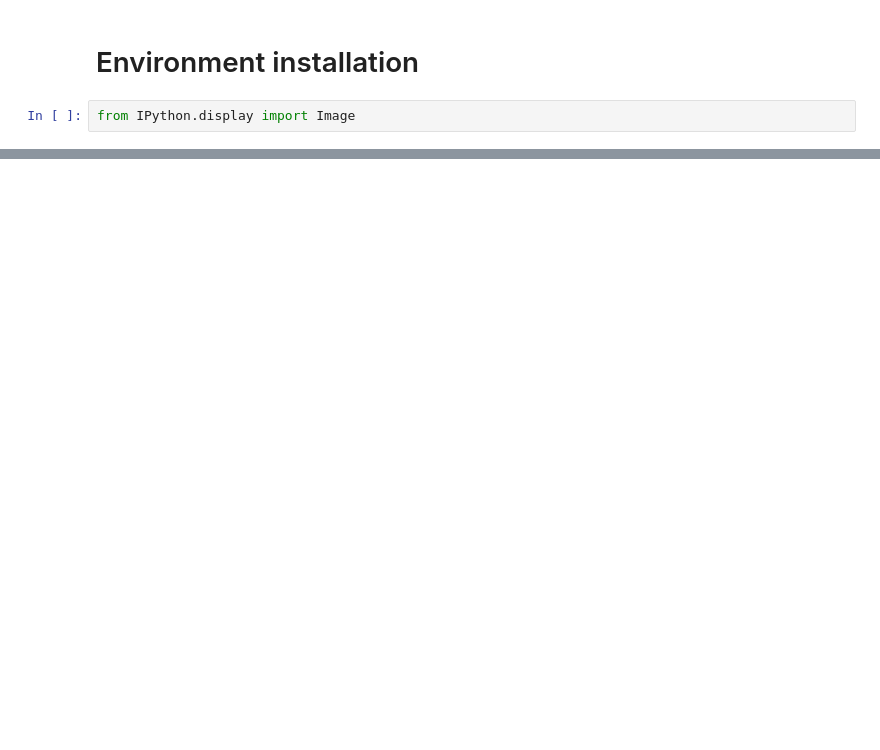
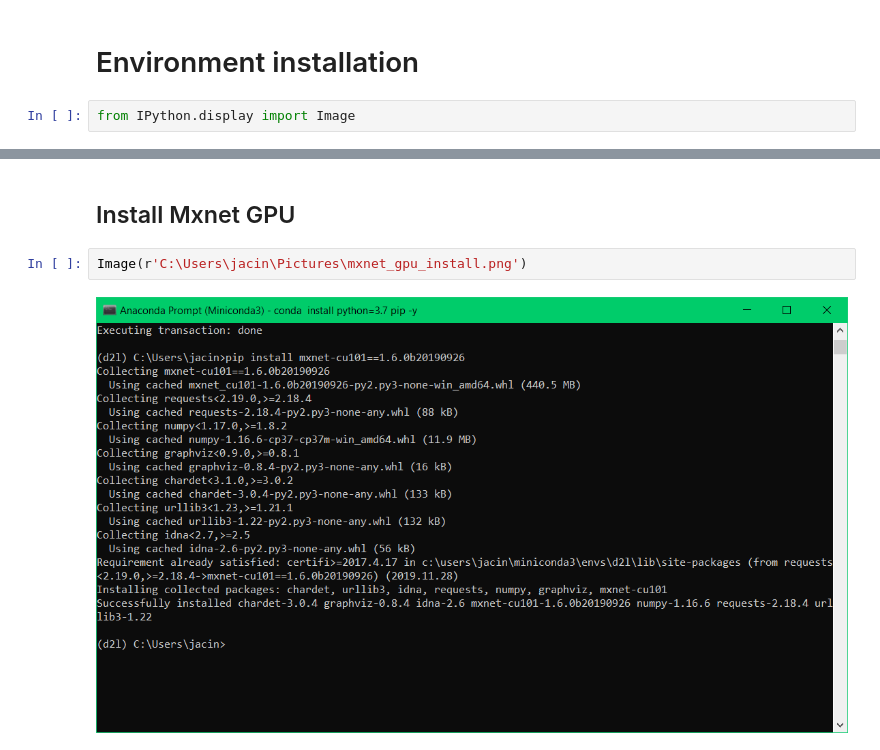
Before and after one commit to littlejacinthe/Machine-Learning-Programming, a Jupyter notebook: Week1_ installation_report.ipynb, the cells around one changed output, grey strips where cells are left out. Drawn from its saved outputs; the diff is of its cells as text; blank space fills up the shorter version.

```diff
--- a/Week1_ installation_report.ipynb
+++ b/Week1_ installation_report.ipynb
@@ -15,0 +18,6 @@ import mxnet
+# %% [markdown]
+## Install Mxnet GPU
+# %%
+Image(r'C:\Users\jacin\Pictures\mxnet_gpu_install.png')
+# %% [output]
+[figure, added]
```
Also changed, not shown: parts of 11 cells of this notebook.
